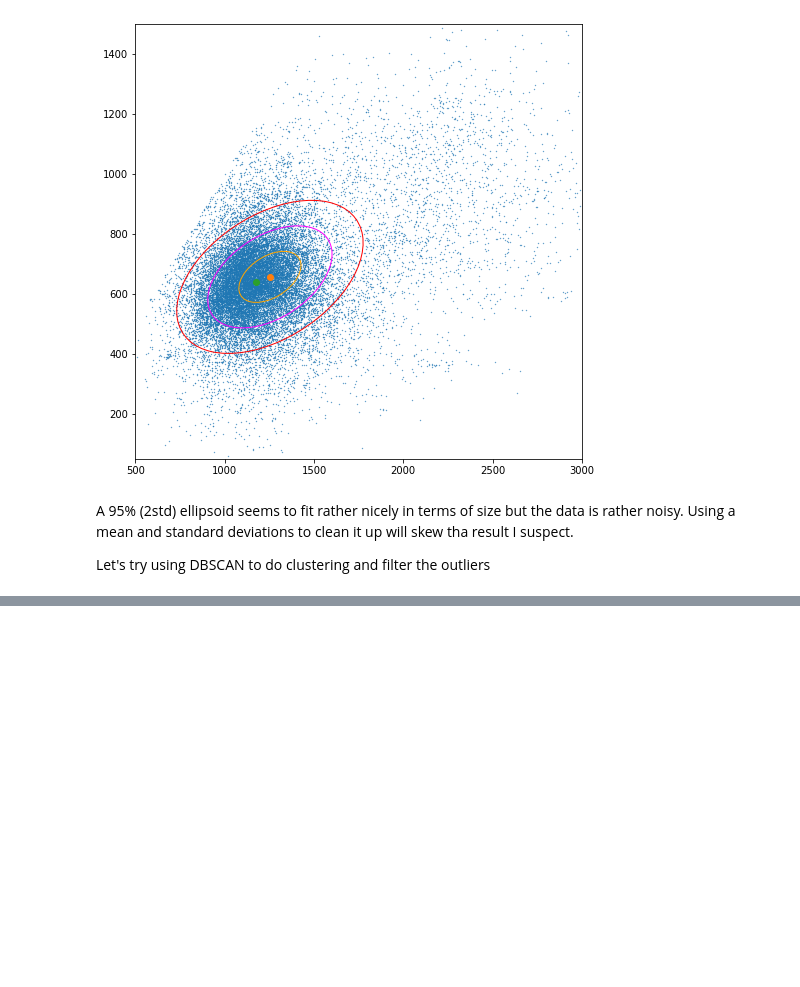
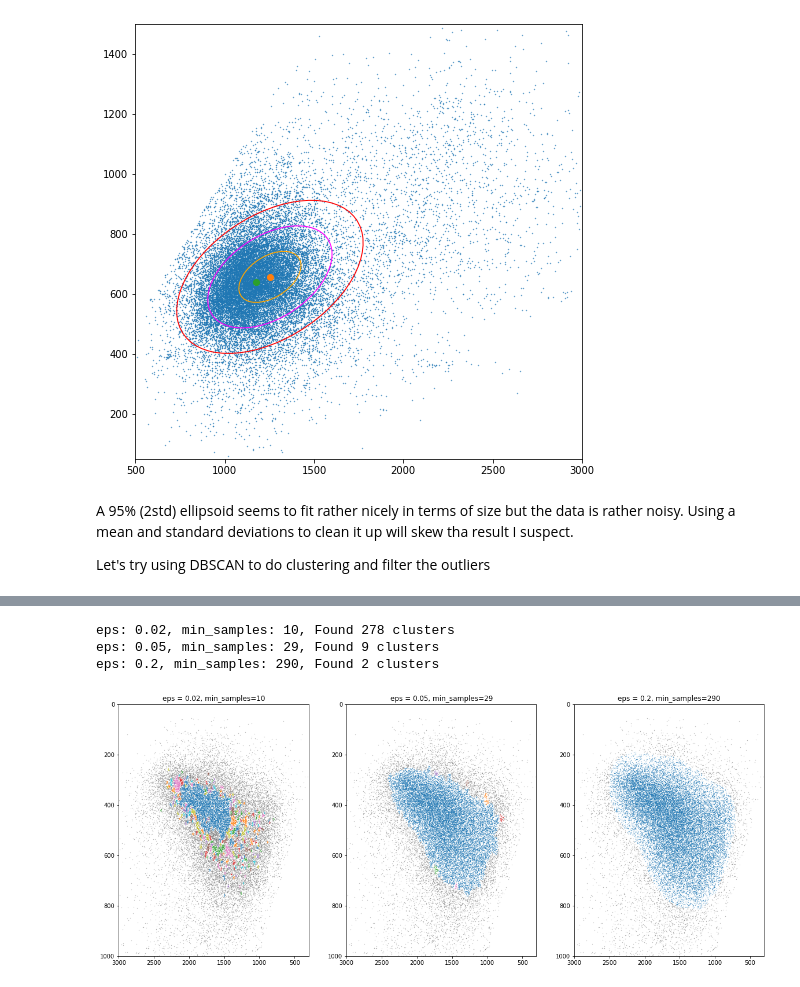
Before and after one commit to jj-tetraquark/TransVoice, a Jupyter notebook: AnalysisNotebook.ipynb, the cells around one changed output, grey strips where cells are left out. Drawn from its saved outputs; the diff is of its cells as text; code cells hidden in the pictures; blank space fills up the shorter version.

```diff
--- a/AnalysisNotebook.ipynb
+++ b/AnalysisNotebook.ipynb
@@ -341,0 +382,34 @@ plt.show()
+# %%
+male_f1 = extract_columns_all_phonemes('f1', male_data_by_phoneme)
+male_f2 = extract_columns_all_phonemes('f2', male_data_by_phoneme)
+
+male_formants = np.array([[*male_f2], [*male_f1]]).T
+# kernel dies running this with all the data, take a 20% sample
+male_sample = male_formants[np.random.choice(len(male_formants), int(len(male_formants)/20))]
+
+X = StandardScaler().fit_transform(male_sample)
+
+fig, axes = plt.subplots(1, 3, figsize=(20,8))
+
+for eps, samples, ax in zip([0.02, 0.05, 0.2], [10, int(0.1*len(X)/100), int(len(X)/100)], axes.reshape(-1)):
+    clustering = DBSCAN(eps=eps, min_samples=samples, n_jobs=-1).fit(X)
+    print("eps: {}, min_samples: {}, Found {} clusters".format(eps, samples, len(set(clustering.labels_))))
+
+    for label in set(clustering.labels_):
+        cluster = male_sample[clustering.labels_ == label]
+        if label == -1:
+            ax.scatter(cluster[:,0], cluster[:,1], s=0.05, c='gray')
+        else:
+            ax.scatter(cluster[:,0], cluster[:,1], s=0.05)
+
+    ax.set_title("eps = {}, min_samples={}".format(eps, samples))
+    ax.set_ylim(1000, 0)
+    ax.set_xlim(3000, 300)
+
+
+plt.show()
+# %% [output]
+eps: 0.02, min_samples: 10, Found 278 clusters
+eps: 0.05, min_samples: 29, Found 9 clusters
+eps: 0.2, min_samples: 290, Found 2 clusters
+[figure, added]
```
Also changed, not shown: parts of 10 cells of this notebook, 1 other file.
